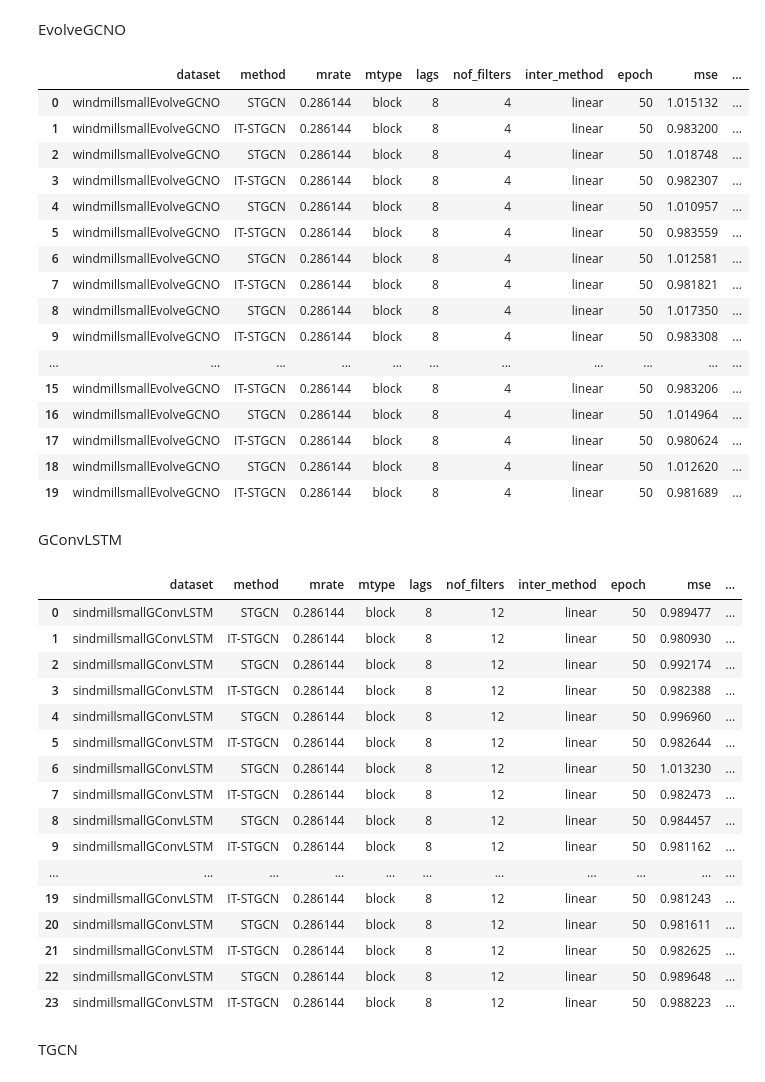
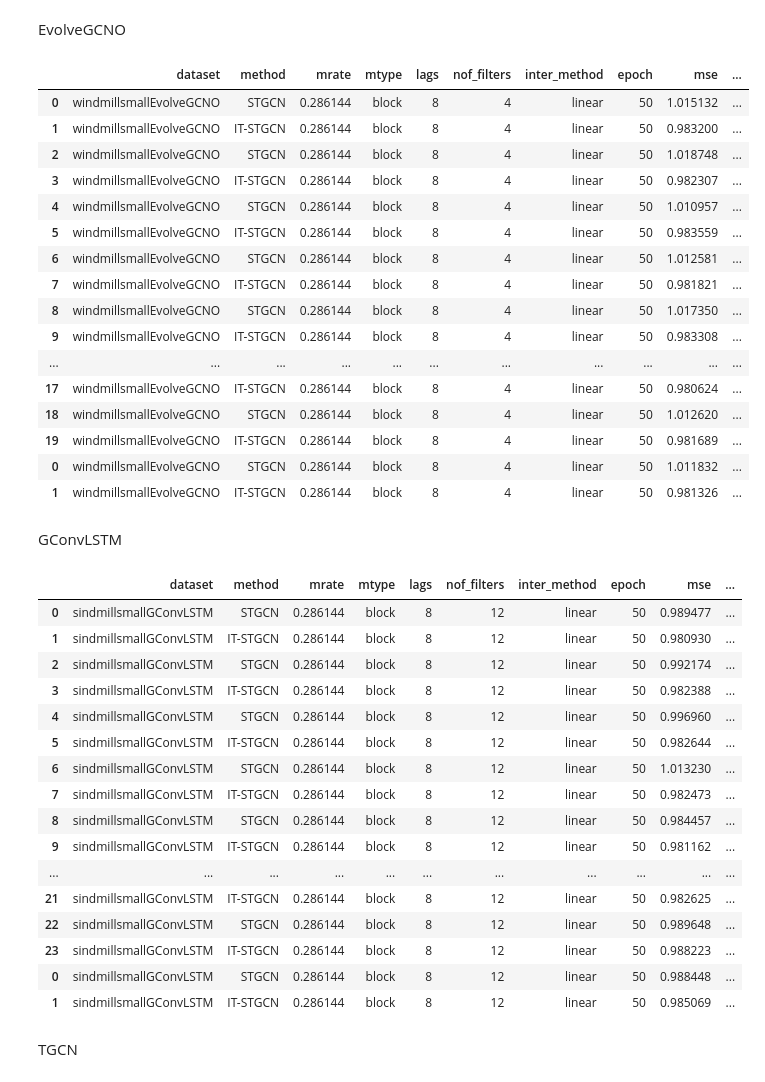
Before and after one commit to seoyeonc/ITTGNN_blog, a Jupyter notebook: posts/2_research/done.ipynb, the cells around one changed output. Saved outputs shown, nothing was run; the diff lists cells and outputs as text; code cells hidden in the pictures.

```diff
--- a/posts/2_research/done.ipynb
+++ b/posts/2_research/done.ipynb
@@ -223,29 +223,31 @@ pd.concat([pd.read_csv('./simulation_results/windmillsmall_block_186_DyGrEncoder
 EvolveGCNO
 # %%
 pd.concat([pd.read_csv('./simulation_results/windmillsmall_block_186_EvolveGCNO.csv').iloc[:,1:-1], # 1 ~ 10
+           pd.read_csv('./simulation_results/2024-03-09_16-20-03.csv'),
           ]).assign(model='EvolveGCNO')#.iloc[:,1:].assign(dataset='windmillsmall')
 # %% [output]
 |  | dataset | method | mrate | mtype | lags | nof_filters | inter_method | epoch | mse | ... |
 | 0 | windmillsmallEvolveGCNO | STGCN | 0.286144 | block | 8 | 4 | linear | 50 | 1.015132 | ... |
 | 1 | windmillsmallEvolveGCNO | IT-STGCN | 0.286144 | block | 8 | 4 | linear | 50 | 0.983200 | ... |
 | 2 | windmillsmallEvolveGCNO | STGCN | 0.286144 | block | 8 | 4 | linear | 50 | 1.018748 | ... |
 | 3 | windmillsmallEvolveGCNO | IT-STGCN | 0.286144 | block | 8 | 4 | linear | 50 | 0.982307 | ... |
 | 4 | windmillsmallEvolveGCNO | STGCN | 0.286144 | block | 8 | 4 | linear | 50 | 1.010957 | ... |
 | 5 | windmillsmallEvolveGCNO | IT-STGCN | 0.286144 | block | 8 | 4 | linear | 50 | 0.983559 | ... |
 | 6 | windmillsmallEvolveGCNO | STGCN | 0.286144 | block | 8 | 4 | linear | 50 | 1.012581 | ... |
 | 7 | windmillsmallEvolveGCNO | IT-STGCN | 0.286144 | block | 8 | 4 | linear | 50 | 0.981821 | ... |
 | 8 | windmillsmallEvolveGCNO | STGCN | 0.286144 | block | 8 | 4 | linear | 50 | 1.017350 | ... |
 | 9 | windmillsmallEvolveGCNO | IT-STGCN | 0.286144 | block | 8 | 4 | linear | 50 | 0.983308 | ... |
 | ... | ... | ... | ... | ... | ... | ... | ... | ... | ... | ... |
-| 15 | windmillsmallEvolveGCNO | IT-STGCN | 0.286144 | block | 8 | 4 | linear | 50 | 0.983206 | ... |
-| 16 | windmillsmallEvolveGCNO | STGCN | 0.286144 | block | 8 | 4 | linear | 50 | 1.014964 | ... |
 | 17 | windmillsmallEvolveGCNO | IT-STGCN | 0.286144 | block | 8 | 4 | linear | 50 | 0.980624 | ... |
 | 18 | windmillsmallEvolveGCNO | STGCN | 0.286144 | block | 8 | 4 | linear | 50 | 1.012620 | ... |
 | 19 | windmillsmallEvolveGCNO | IT-STGCN | 0.286144 | block | 8 | 4 | linear | 50 | 0.981689 | ... |
+| 0 | windmillsmallEvolveGCNO | STGCN | 0.286144 | block | 8 | 4 | linear | 50 | 1.011832 | ... |
+| 1 | windmillsmallEvolveGCNO | IT-STGCN | 0.286144 | block | 8 | 4 | linear | 50 | 0.981326 | ... |
 # %% [markdown]
 GConvLSTM
 # %%
 pd.concat([pd.read_csv('./simulation_results/windmillsmall_block_186_GConvLSTM.csv').iloc[:,1:-1], # 1 ~ 12
+           pd.read_csv('./simulation_results/2024-03-09_19-05-13.csv'),
           ]).assign(model='GConvLSTM')#.iloc[:,1:].assign(dataset='windmillsmall')
 # %% [output]
 |  | dataset | method | mrate | mtype | lags | nof_filters | inter_method | epoch | mse | ... |
@@ -260,11 +262,11 @@ pd.concat([pd.read_csv('./simulation_results/windmillsmall_block_186_GConvLSTM.c
 | 8 | sindmillsmallGConvLSTM | STGCN | 0.286144 | block | 8 | 12 | linear | 50 | 0.984457 | ... |
 | 9 | sindmillsmallGConvLSTM | IT-STGCN | 0.286144 | block | 8 | 12 | linear | 50 | 0.981162 | ... |
 | ... | ... | ... | ... | ... | ... | ... | ... | ... | ... | ... |
-| 19 | sindmillsmallGConvLSTM | IT-STGCN | 0.286144 | block | 8 | 12 | linear | 50 | 0.981243 | ... |
-| 20 | sindmillsmallGConvLSTM | STGCN | 0.286144 | block | 8 | 12 | linear | 50 | 0.981611 | ... |
 | 21 | sindmillsmallGConvLSTM | IT-STGCN | 0.286144 | block | 8 | 12 | linear | 50 | 0.982625 | ... |
 | 22 | sindmillsmallGConvLSTM | STGCN | 0.286144 | block | 8 | 12 | linear | 50 | 0.989648 | ... |
 | 23 | sindmillsmallGConvLSTM | IT-STGCN | 0.286144 | block | 8 | 12 | linear | 50 | 0.988223 | ... |
+| 0 | sindmillsmallGConvLSTM | STGCN | 0.286144 | block | 8 | 12 | linear | 50 | 0.988448 | ... |
+| 1 | sindmillsmallGConvLSTM | IT-STGCN | 0.286144 | block | 8 | 12 | linear | 50 | 0.985069 | ... |
 # %% [markdown]
 TGCN
 # %%
```
Also changed, not shown: parts of 1 cell of this notebook, 3 other files.
